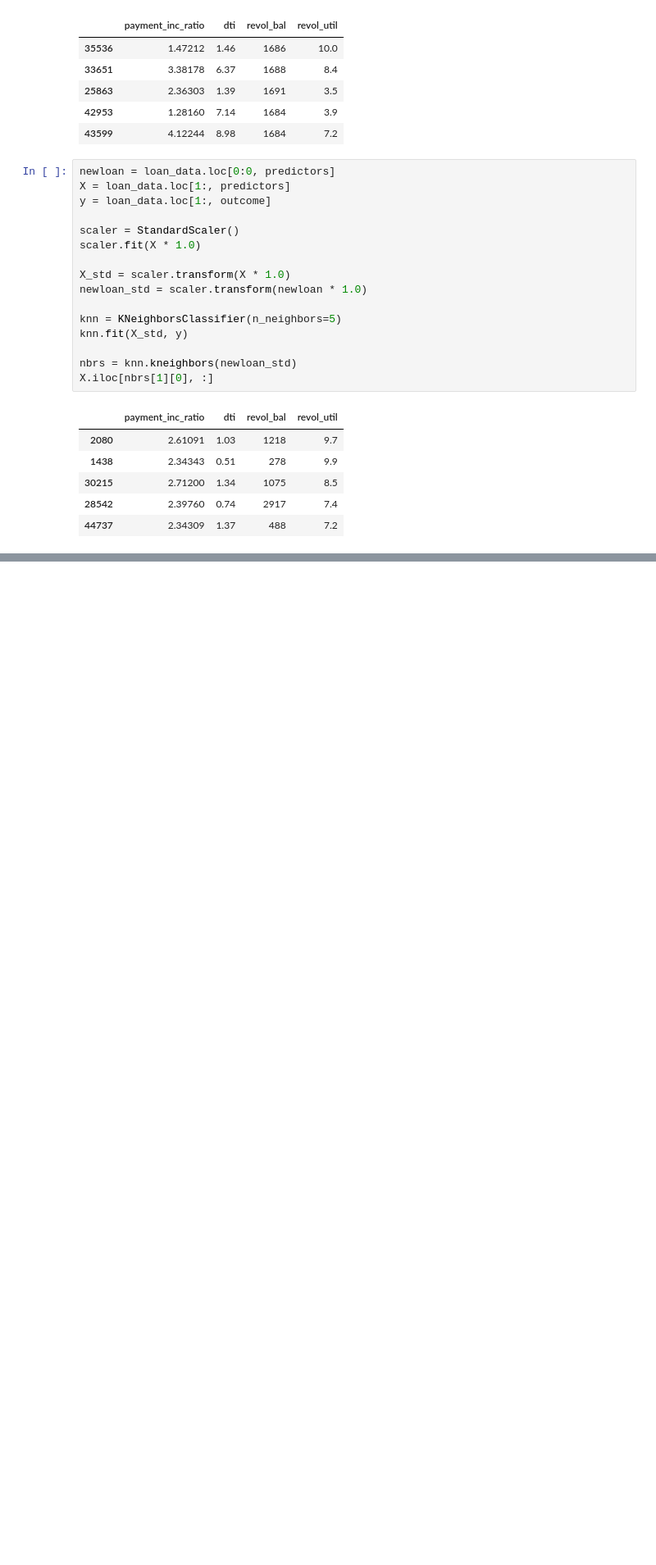
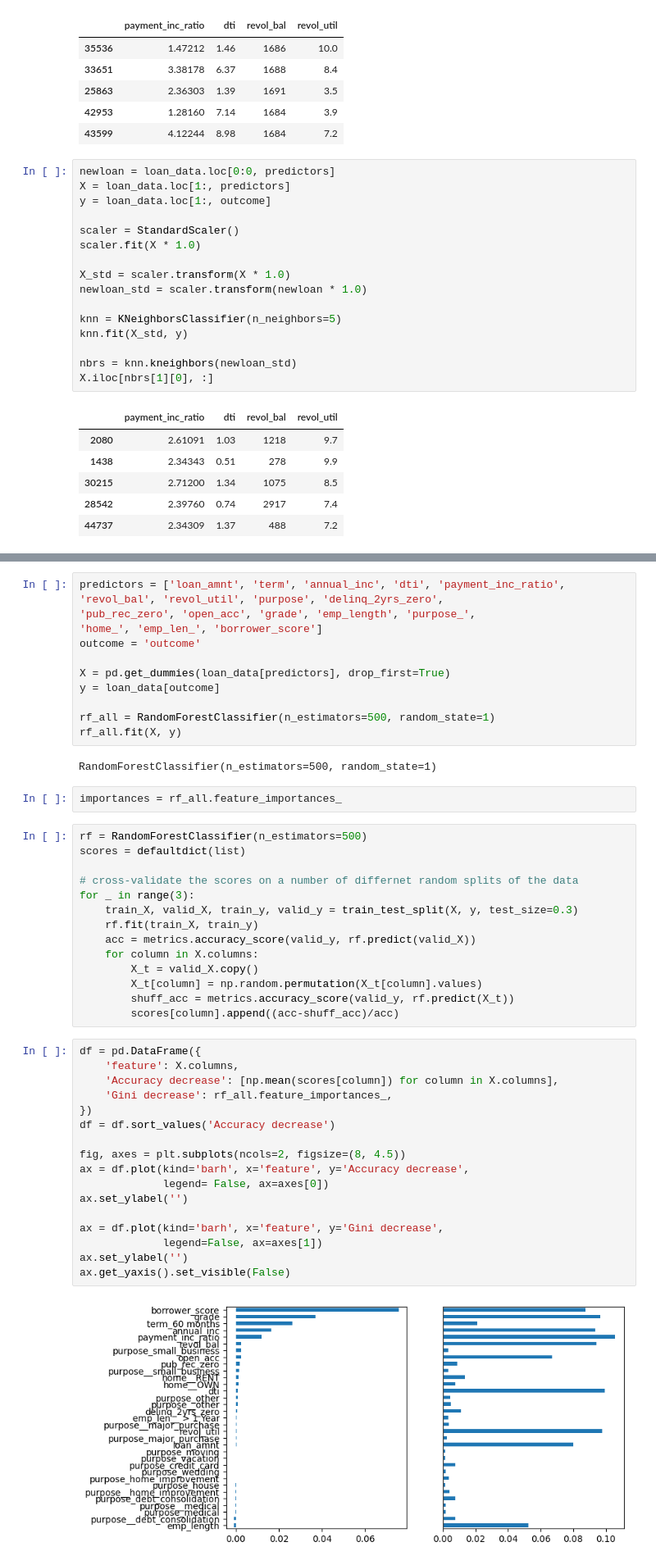
Before and after one commit to vikaschauhan734/practical_statistics_for_data_scientists, a Jupyter notebook: 06.ipynb, the cells around one changed output, grey strips where cells are left out. Shown at 82% size. Cells and saved outputs as stored; diff of their text form; blank space fills up the shorter version.

```diff
--- a/06.ipynb
+++ b/06.ipynb
@@ -75,0 +182,49 @@ X.iloc[nbrs[1][0], :]
+# %%
+predictors = ['loan_amnt', 'term', 'annual_inc', 'dti', 'payment_inc_ratio',
+'revol_bal', 'revol_util', 'purpose', 'delinq_2yrs_zero',
+'pub_rec_zero', 'open_acc', 'grade', 'emp_length', 'purpose_',
+'home_', 'emp_len_', 'borrower_score']
+outcome = 'outcome'
+
+X = pd.get_dummies(loan_data[predictors], drop_first=True)
+y = loan_data[outcome]
+
+rf_all = RandomForestClassifier(n_estimators=500, random_state=1)
+rf_all.fit(X, y)
+# %% [output]
+RandomForestClassifier(n_estimators=500, random_state=1)
+# %%
+importances = rf_all.feature_importances_
+# %%
+rf = RandomForestClassifier(n_estimators=500)
+scores = defaultdict(list)
+
+# cross-validate the scores on a number of differnet random splits of the data
+for _ in range(3):
+    train_X, valid_X, train_y, valid_y = train_test_split(X, y, test_size=0.3)
+    rf.fit(train_X, train_y)
+    acc = metrics.accuracy_score(valid_y, rf.predict(valid_X))
+    for column in X.columns:
+        X_t = valid_X.copy()
+        X_t[column] = np.random.permutation(X_t[column].values)
+        shuff_acc = metrics.accuracy_score(valid_y, rf.predict(X_t))
+        scores[column].append((acc-shuff_acc)/acc)
+# %%
+df = pd.DataFrame({
+    'feature': X.columns,
+    'Accuracy decrease': [np.mean(scores[column]) for column in X.columns],
+    'Gini decrease': rf_all.feature_importances_,
+})
+df = df.sort_values('Accuracy decrease')
+
+fig, axes = plt.subplots(ncols=2, figsize=(8, 4.5))
+ax = df.plot(kind='barh', x='feature', y='Accuracy decrease',
+             legend= False, ax=axes[0])
+ax.set_ylabel('')
+
+ax = df.plot(kind='barh', x='feature', y='Gini decrease',
+             legend=False, ax=axes[1])
+ax.set_ylabel('')
+ax.get_yaxis().set_visible(False)
+# %% [output]
+[figure, added]
```
Also changed, not shown: parts of 12 cells of this notebook.
